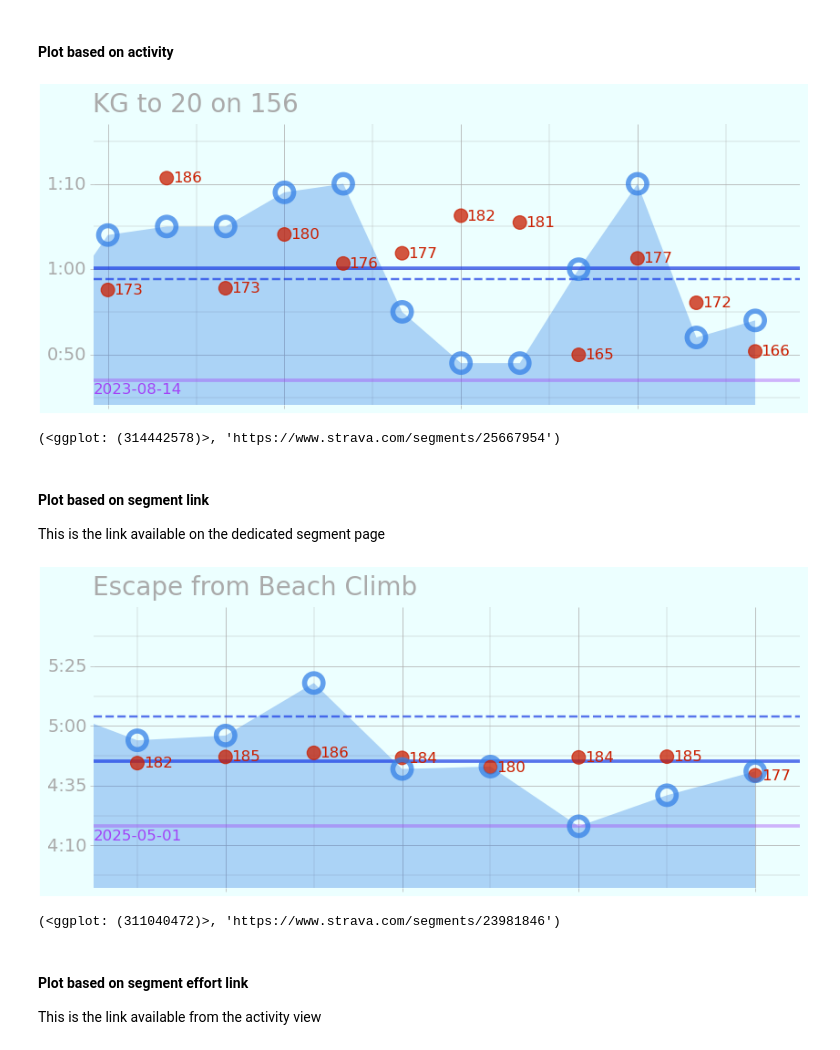
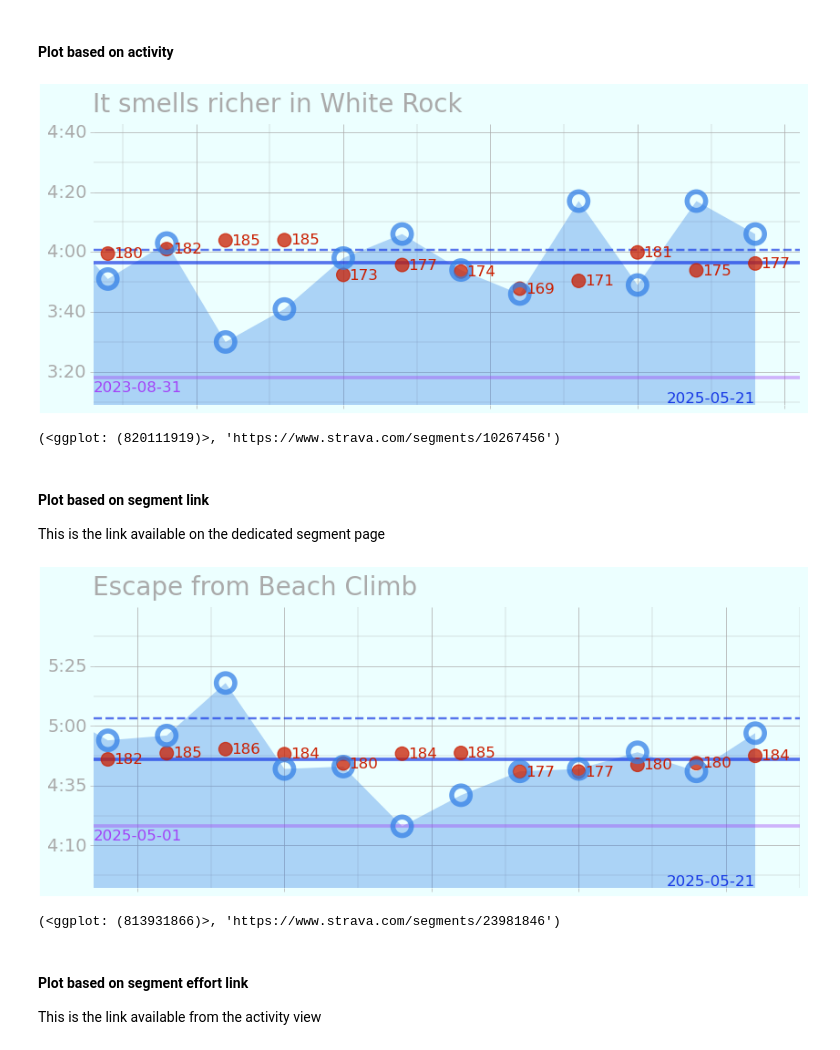
Before and after one commit to NWNHT/StravaPlotting, a Jupyter notebook: src/segments.ipynb, the cells around one changed output. Cells and saved outputs as stored; diff of their text form; code cells hidden in the pictures.

Commit message:
add date of latest segment effort to bottom right

```diff
--- a/src/segments.ipynb
+++ b/src/segments.ipynb
@@ -378,6 +375,8 @@ class Segment:
 
         self._efforts: list[SegmentEffort] = []
         self.number_efforts = 0
+
+        self._effort_df = None
 
     @property
     def segment_content(self, force: bool=False):
@@ -451,11 +450,14 @@ class Segment:
 
         return (pr_effort, pr_time)
 
+    def latest_effort_achievements(self):
+        return self.latest_effort()._achievements_raw
+
     @property
     def efforts(self):
         return self._efforts
 
-    def effort_df(self):
+    def _generate_effort_df(self):
         eff_df = []
         for eff in self._efforts:
             eff_rec = [eff.id]
@@ -483,6 +485,13 @@ class Segment:
 
         return eff_df
 
+    @property
+    def effort_df(self):
+        if self._effort_df is None:
+            self._effort_df = self._generate_effort_df()
+
+        return self._effort_df
+
     def add_effort(self, effort):
         self._efforts.append(SegmentEffort(effort))
         self.number_efforts += 1
@@ -692,7 +713,7 @@ def segment_effort_graph(segment_catalog: pd.DataFrame, segment_id: int, previou
 
     # Create the dataframe of segment efforts
     segment = segment_catalog[segment_id]
-    plot_df = segment.effort_df()
+    plot_df = segment.effort_df
     plot_df_prev = plot_df[plot_df.DateTimeIndex > (plot_df.DateTimeIndex.max() - previous_x)].copy()
 
     # Filtering and Such?
@@ -751,6 +772,10 @@ def segment_effort_graph(segment_catalog: pd.DataFrame, segment_id: int, previou
     pr_effort, pr_time = segment.pr()
     pr_label_df = pd.DataFrame({'x': [xmin], 'y': [pr_time - (pr_time / 200)], 'label': [f"{pr_effort.start_date_local.split('T')[0]}"]})
 
+    # --- Latest Effort Date ---
+    latest_effort_date = segment.latest_effort().start_date_local.split('T')[0]
+    latest_effort_date_label_df = pd.DataFrame({'x': [plot_df.DateTimeIndex.max()], 'y': [ymin], 'label': [latest_effort_date]})
+
     # --- Plot ---
     g = (gg.ggplot()
         + gg.geom_ribbon(plot_df, gg.aes(x='DateTimeIndex', ymin='ymin', ymax='MovingTime[s]'), fill=ribbon_colour, alpha=0.35)
@@ -765,6 +790,8 @@ def segment_effort_graph(segment_catalog: pd.DataFrame, segment_id: int, previou
         + gg.geom_point(plot_df, gg.aes(x='DateTimeIndex', y='MovingTime[s]'), size=6, alpha=0.75, stroke=2.25, colour=ribbon_colour, fill="none")
 
         + gg.geom_text(plot_df_prev, gg.aes(x=f'DateTimeIndex + {0.010 + previous_x * 0.028}', y='AverageHRPlot', label='AverageHRLabel'), colour=hr_colour, size=12)
+
+        + gg.geom_text(latest_effort_date_label_df, gg.aes(x='x', y='y', label='label'), colour=averages_colour, ha='right', va='bottom', size=12)
 
         + gg.coord_cartesian(xlim=xlim, ylim=ylim, expand=False)
 
@@ -823,15 +850,21 @@ Segment: 2201344, 1 efforts: Croydon Dr. Hill Climb to Pedestrian Bridge
 #### Plot based on activity
 # %%
 # Selection of segment
-activity_date = datetime.date(2025, 5, 1)
-segment_index = 1
+activity_date = datetime.date(2025, 5, 7)
+segment_index = 2
 segment_id = segment_id_from_activity_date_and_index(activities, activity_date, segment_index)
+
+# Do them all
+# for i in range(50):
+#     print(i)
+#     segment_id = segment_id_from_activity_date_and_index(activities, activity_date, i)
+#     segment_effort_graph(bc_segments, segment_id, previous_x=12, save_plot=True)
 
 # Plot
 segment_effort_graph(bc_segments, segment_id, previous_x=12)
 # %% [output]
-[figure, old version]
+[figure, new version]
-(<ggplot: (314442578)>, 'https://www.strava.com/segments/25667954')
+(<ggplot: (820111919)>, 'https://www.strava.com/segments/10267456')
 # %% [markdown]
 #### Plot based on segment link
 This is the link available on the dedicated segment page
@@ -840,10 +873,10 @@ This is the link available on the dedicated segment page
 segment_id = segment_link_to_segment_id('https://www.strava.com/segments/23981846?filter=overall')
 
 # Plot
-segment_effort_graph(bc_segments, segment_id)
+segment_effort_graph(bc_segments, segment_id, previous_x=12)
 # %% [output]
-[figure, old version]
+[figure, new version]
-(<ggplot: (311040472)>, 'https://www.strava.com/segments/23981846')
+(<ggplot: (813931866)>, 'https://www.strava.com/segments/23981846')
 # %% [markdown]
 #### Plot based on segment effort link
 This is the link available from the activity view
```
Also changed, not shown: parts of 16 cells of this notebook.
